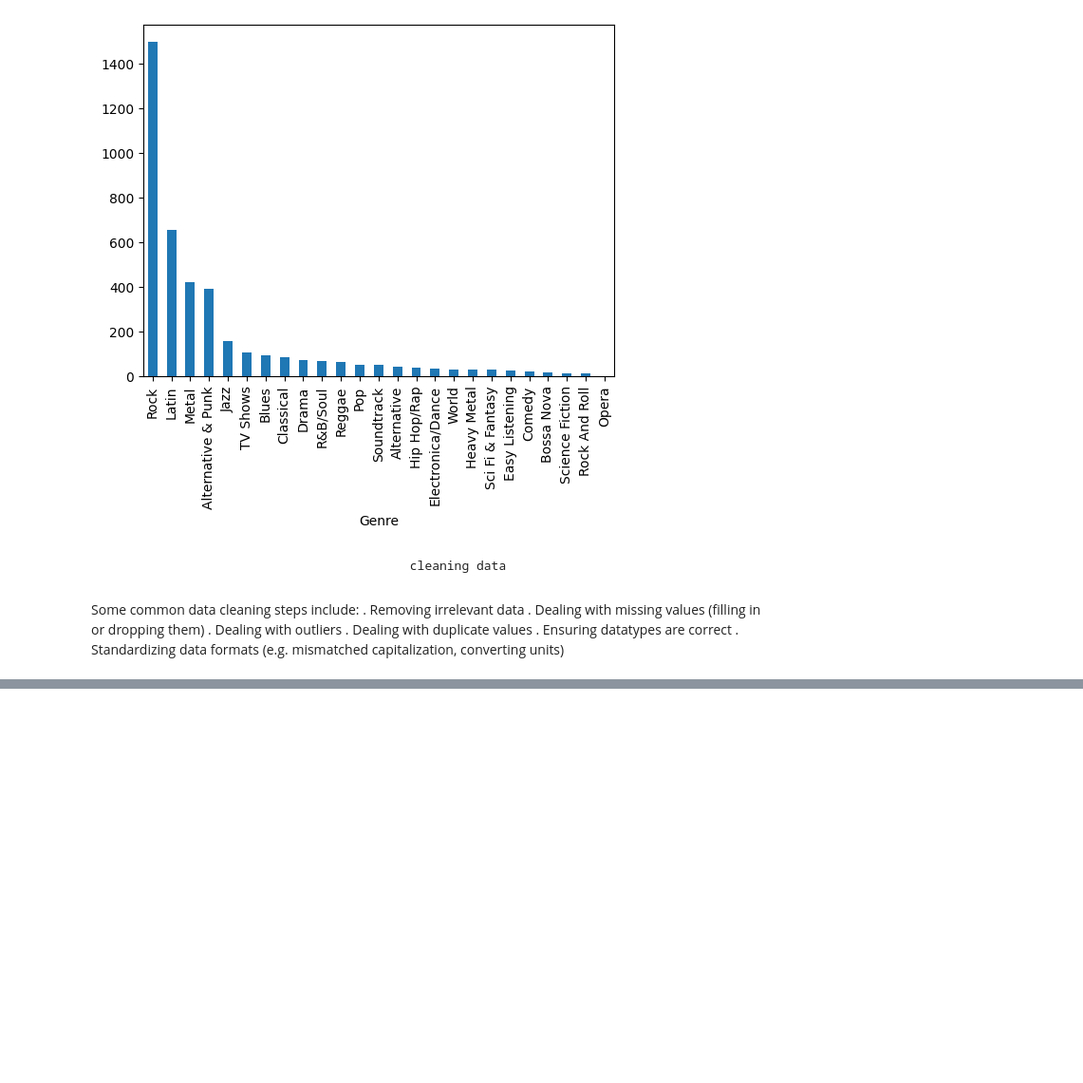
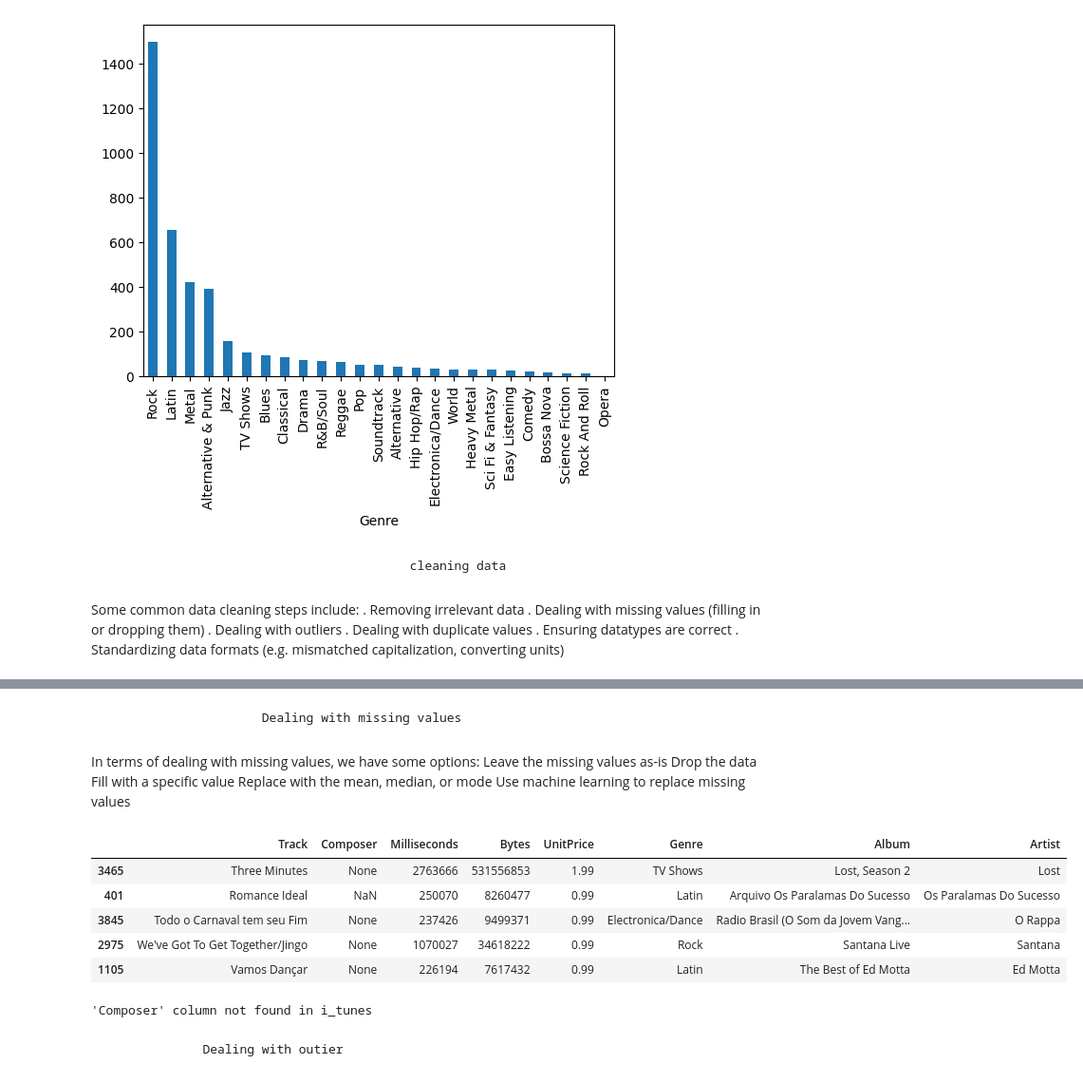
Before and after one commit to gathara66david/Loading-and-Wrangling-Data-with-Pandas-and-NumPy, a Jupyter notebook: Exploratory Data Analysis (EDA) and basic data cleaning with Pandas.ipynb, the cells around one changed output, grey strips where cells are left out. Shown at 95% size. Cells and saved outputs as stored; diff of their text form; code cells hidden in the pictures; blank space fills up the shorter version.

```diff
--- a/Exploratory Data Analysis (EDA) and basic data cleaning with Pandas.ipynb
+++ b/Exploratory Data Analysis (EDA) and basic data cleaning with Pandas.ipynb
@@ -273,0 +394,18 @@ Some common data cleaning steps include:
+# %% [markdown]
+                         Dealing with missing values
+# %% [markdown]
+In terms of dealing with missing values, we have some options:
+Leave the missing values as-is
+Drop the data
+Fill with a specific value
+Replace with the mean, median, or mode
+Use machine learning to replace missing values
+# %%
+test_df[test_df['Composer'].isna()].sample(5, random_state=42).head()
+# %% [output]
+|  | Track | Composer | Milliseconds | Bytes | UnitPrice | Genre | Album | Artist |
+| 3465 | Three Minutes | None | 2763666 | 531556853 | 1.99 | TV Shows | Lost, Season 2 | Lost |
+| 401 | Romance Ideal | NaN | 250070 | 8260477 | 0.99 | Latin | Arquivo Os Paralamas Do Sucesso | Os Paralamas Do Sucesso |
+| 3845 | Todo o Carnaval tem seu Fim | None | 237426 | 9499371 | 0.99 | Electronica/Dance | Radio Brasil (O Som da Jovem Vang... | O Rappa |
+| 2975 | We've Got To Get Together/Jingo | None | 1070027 | 34618222 | 0.99 | Rock | Santana Live | Santana |
+| 1105 | Vamos Dançar | None | 226194 | 7617432 | 0.99 | Latin | The Best of Ed Motta | Ed Motta |
@@ -273,0 +414,7 @@ Some common data cleaning steps include:
+# %%
+if 'Composer' in i_tunes.columns:
+	i_tunes['Composer'].fillna('Unknown', inplace=True)
+else:
+	print("'Composer' column not found in i_tunes")
+# %% [output]
+'Composer' column not found in i_tunes
@@ -273,0 +430,2 @@ Some common data cleaning steps include:
+# %% [markdown]
+                 Dealing with outier
```
Also changed, not shown: parts of 35 cells of this notebook, 4 other files.
